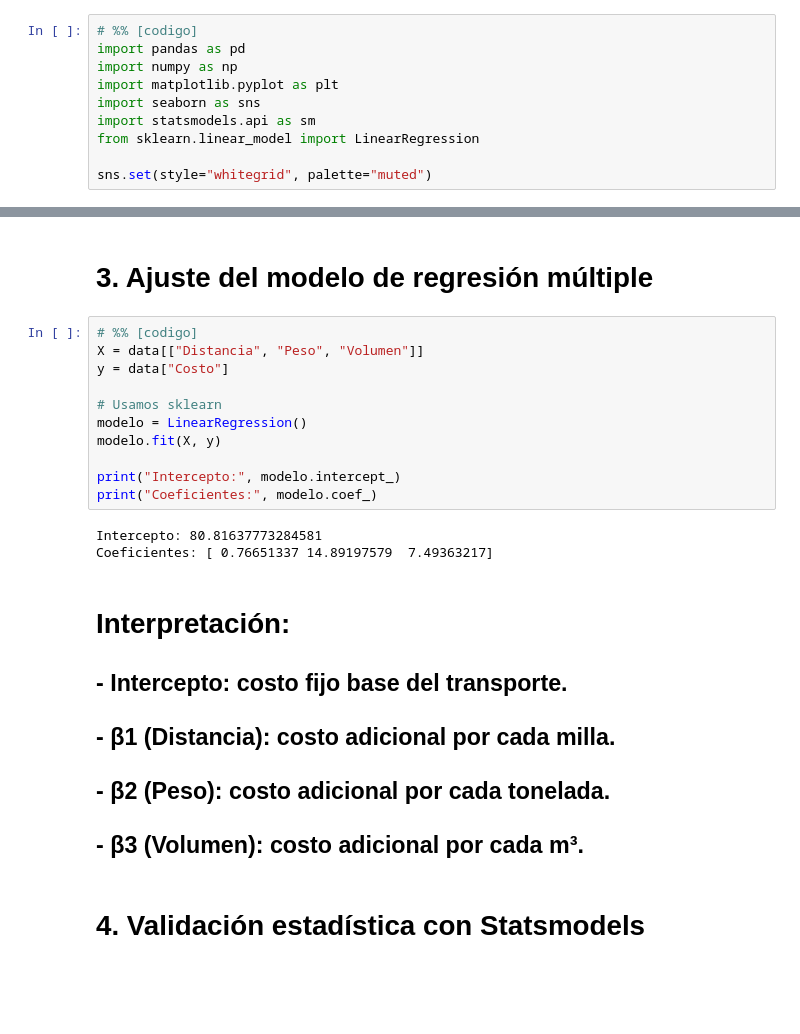
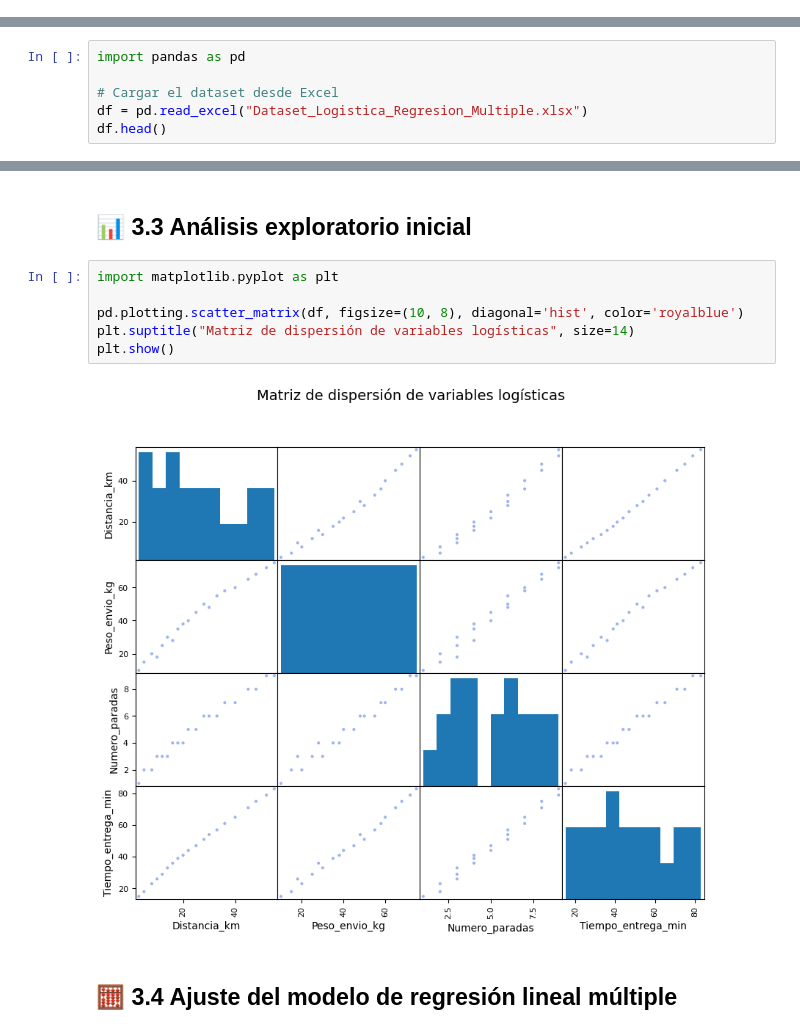
Before and after one commit to MIGUEL5564/ESTADISTICA-INFERENCIAL-II, a Jupyter notebook: modulo3.ipynb, the cells around one changed output, grey strips where cells are left out. Saved outputs shown, nothing was run; the diff lists cells and outputs as text; blank space fills up the shorter version.

```diff
--- a/modulo3.ipynb
+++ b/modulo3.ipynb
@@ -29,10 +2,0 @@
-# %%
-# %% [codigo]
-import pandas as pd
-import numpy as np
-import matplotlib.pyplot as plt
-import seaborn as sns
-import statsmodels.api as sm
-from sklearn.linear_model import LinearRegression
-
-sns.set(style="whitegrid", palette="muted")
@@ -71,0 +49,6 @@ data.head()
+# %%
+import pandas as pd
+
+# Cargar el dataset desde Excel
+df = pd.read_excel("Dataset_Logistica_Regresion_Multiple.xlsx")
+df.head()
@@ -72,27 +62,12 @@ data.head()
+# %% [markdown]
+## 📊 3.3 Análisis exploratorio inicial
+# %%
+import matplotlib.pyplot as plt
+
+pd.plotting.scatter_matrix(df, figsize=(10, 8), diagonal='hist', color='royalblue')
+plt.suptitle("Matriz de dispersión de variables logísticas", size=14)
+plt.show()
+# %% [output]
+[figure, added]
 # %% [markdown]
-
-#  **3. Ajuste del modelo de regresión múltiple**
+## 🧮 3.4 Ajuste del modelo de regresión lineal múltiple
-# %%
-# %% [codigo]
-X = data[["Distancia", "Peso", "Volumen"]]
-y = data["Costo"]
-
-# Usamos sklearn
-modelo = LinearRegression()
-modelo.fit(X, y)
-
-print("Intercepto:", modelo.intercept_)
-print("Coeficientes:", modelo.coef_)
-# %% [output]
-Intercepto: 80.81637773284581
-Coeficientes: [ 0.76651337 14.89197579  7.49363217]
-# %% [markdown]
-
-# **Interpretación:**
-## - Intercepto: costo fijo base del transporte.
-## - β1 (Distancia): costo adicional por cada milla.
-## - β2 (Peso): costo adicional por cada tonelada.
-## - β3 (Volumen): costo adicional por cada m³.
-# %% [markdown]
-#
-#  **4. Validación estadística con Statsmodels**
```
Also changed, not shown: parts of 21 cells of this notebook.
